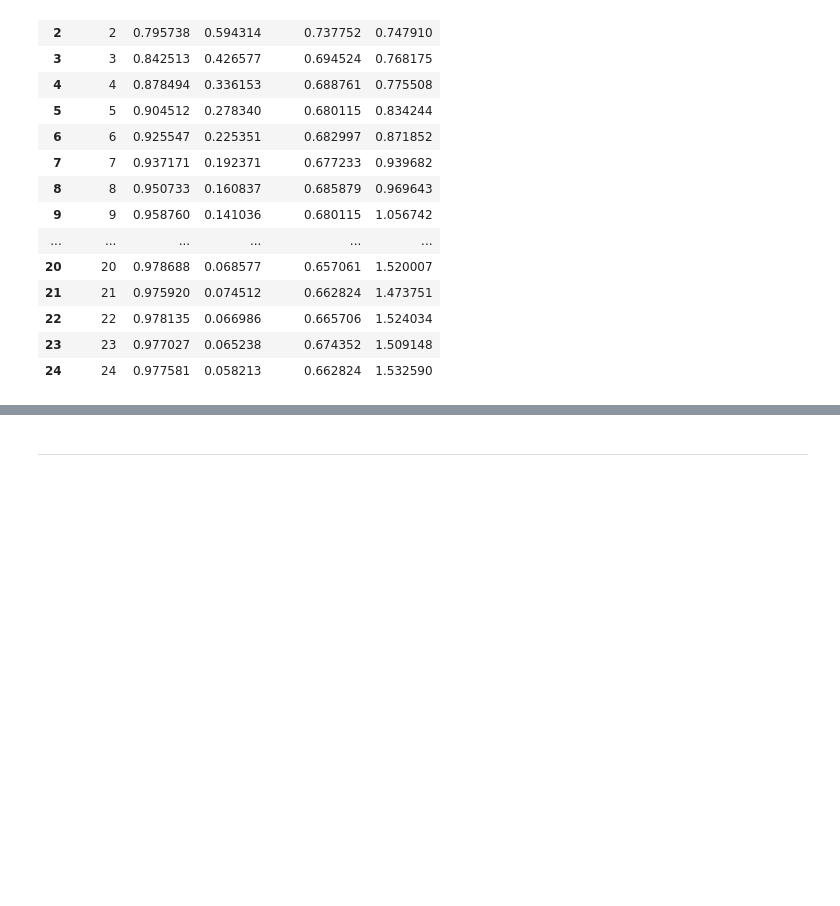
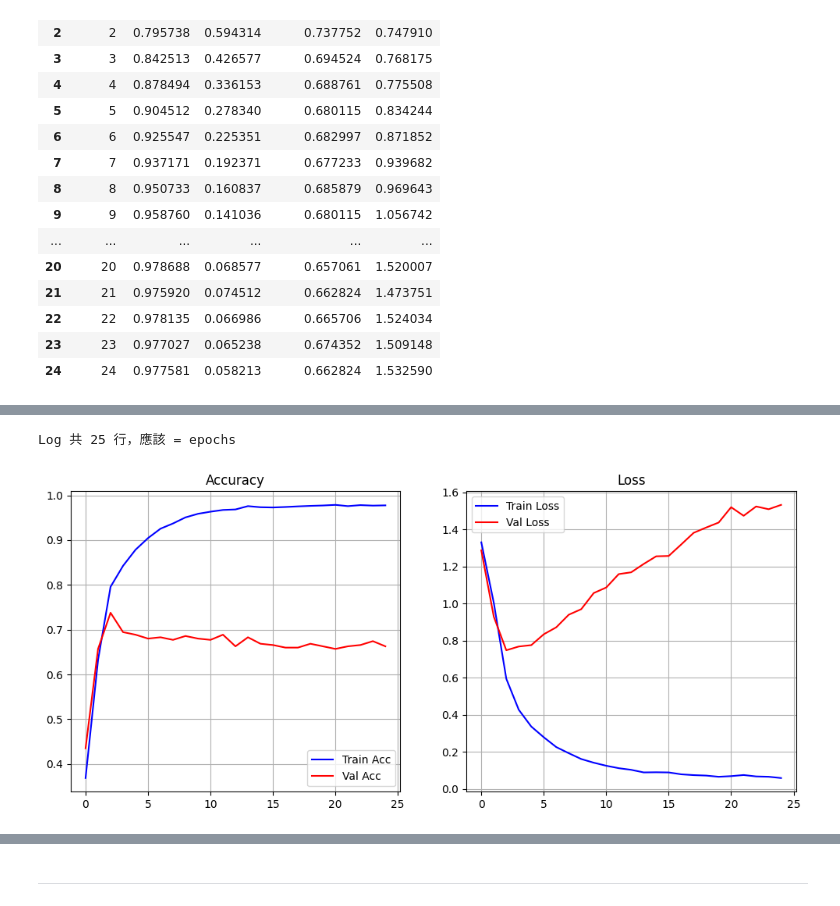
Before and after one commit to u105500014-wq/DM2025-Lab2-Exercise, a Jupyter notebook: DM2025-Lab2-Master-Phase_1.ipynb, the cells around one changed output, grey strips where cells are left out. Drawn from its saved outputs; the diff is of its cells as text; code cells hidden in the pictures; blank space fills up the shorter version.

Commit message:
Exercise 1-6

```diff
--- a/DM2025-Lab2-Master-Phase_1.ipynb
+++ b/DM2025-Lab2-Master-Phase_1.ipynb
@@ -995,0 +1033,26 @@ Plot the Training and Validation Accuracy and Loss (different plots), just like
+# %%
+# Answer here
+import pandas as pd
+import matplotlib.pyplot as plt
+
+# load log file
+df = pd.read_csv('logs/training_log.csv')
+print(f"Log 共 {len(df)} 行，應該 = epochs")
+
+# plot training & validation accuracy/loss curve
+plt.figure(figsize=(12,5))
+plt.subplot(1,2,1)
+plt.plot(df['accuracy'], 'b-', label='Train Acc')
+plt.plot(df['val_accuracy'], 'r-', label='Val Acc')
+plt.title('Accuracy'); plt.legend(); plt.grid()
+
+plt.subplot(1,2,2)
+plt.plot(df['loss'], 'b-', label='Train Loss')
+plt.plot(df['val_loss'], 'r-', label='Val Loss')
+plt.title('Loss'); plt.legend(); plt.grid()
+
+plt.savefig('MY_exercise6.png', dpi=200)
+plt.show()
+# %% [output]
+Log 共 25 行，應該 = epochs
+[figure, added]
```
Also changed, not shown: parts of 9 cells of this notebook, 2 other files.
